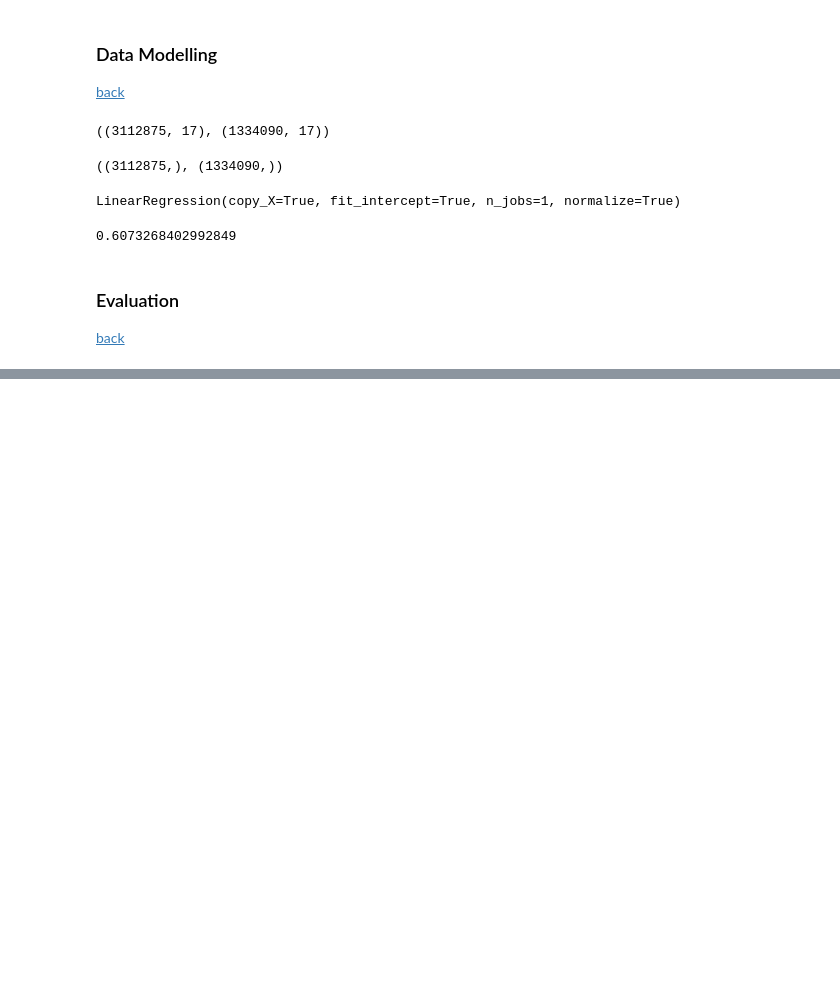
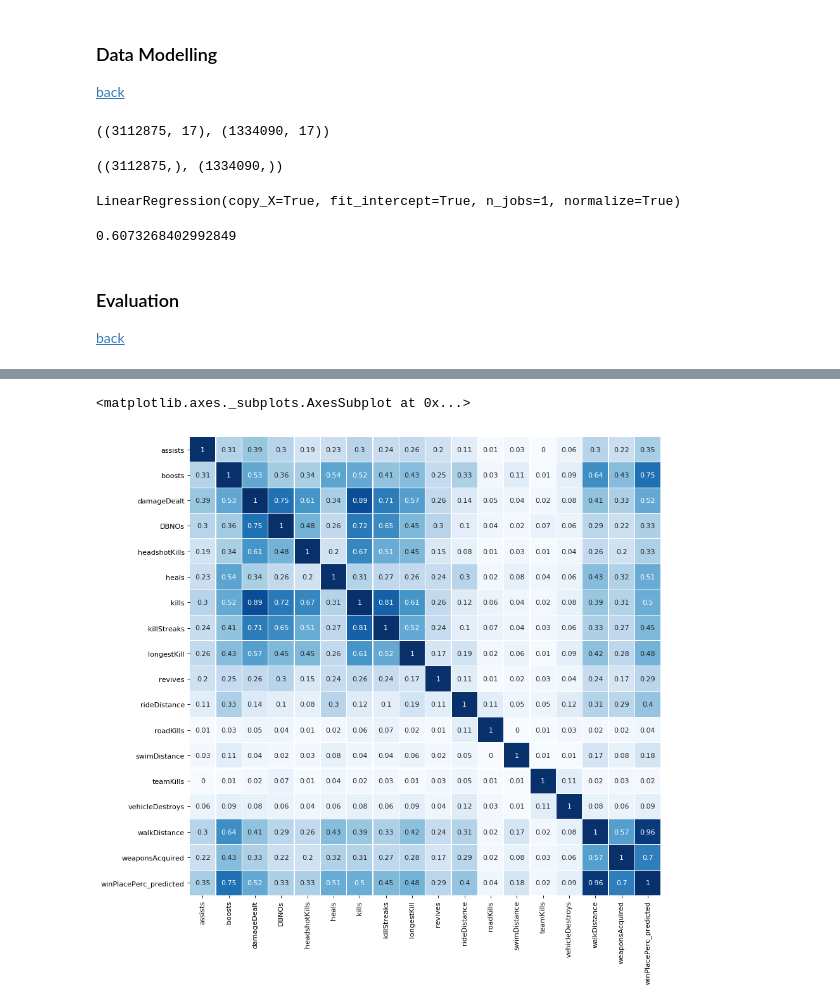
Before and after one commit to FelixKler/Write-a-Data-Science-Blog-Post, a Jupyter notebook: write_a_data_science_blog_post.ipynb, the cells around one changed output, grey strips where cells are left out. Cells and saved outputs as stored; diff of their text form; code cells hidden in the pictures; blank space fills up the shorter version.

```diff
--- a/write_a_data_science_blog_post.ipynb
+++ b/write_a_data_science_blog_post.ipynb
@@ -562,7 +444,7 @@ score
 #loading the test data
 validate = pd.read_csv('pubg_test.csv')
 
-X_validate = test[['assists', 'boosts', 'damageDealt', 'DBNOs', 'headshotKills',
+X_validate = validate[['assists', 'boosts', 'damageDealt', 'DBNOs', 'headshotKills',
                'heals', 'kills', 'killStreaks', 'longestKill',
                'revives', 'rideDistance', 'roadKills', 'swimDistance',
                'teamKills', 'vehicleDestroys', 'walkDistance', 'weaponsAcquired' ]]
@@ -581,3 +465,10 @@ cor.style.background_gradient().set_precision(2)
+# %%
+fig, ax = plt.subplots(figsize=(12, 12), dpi=80)
+cor = Predicted.corr()
+sns.heatmap(cor.round(2), annot=True, linewidths=.05, cmap='Blues', cbar=False, ax=ax)
+# %% [output]
+<matplotlib.axes._subplots.AxesSubplot at 0x...>
+[figure, added]
 # %%
 y_var = ['winPlacePerc_predicted']
 x_vars1 = ['boosts', 'walkDistance', 'weaponsAcquired']
```
Also changed, not shown: parts of 23 cells of this notebook.
